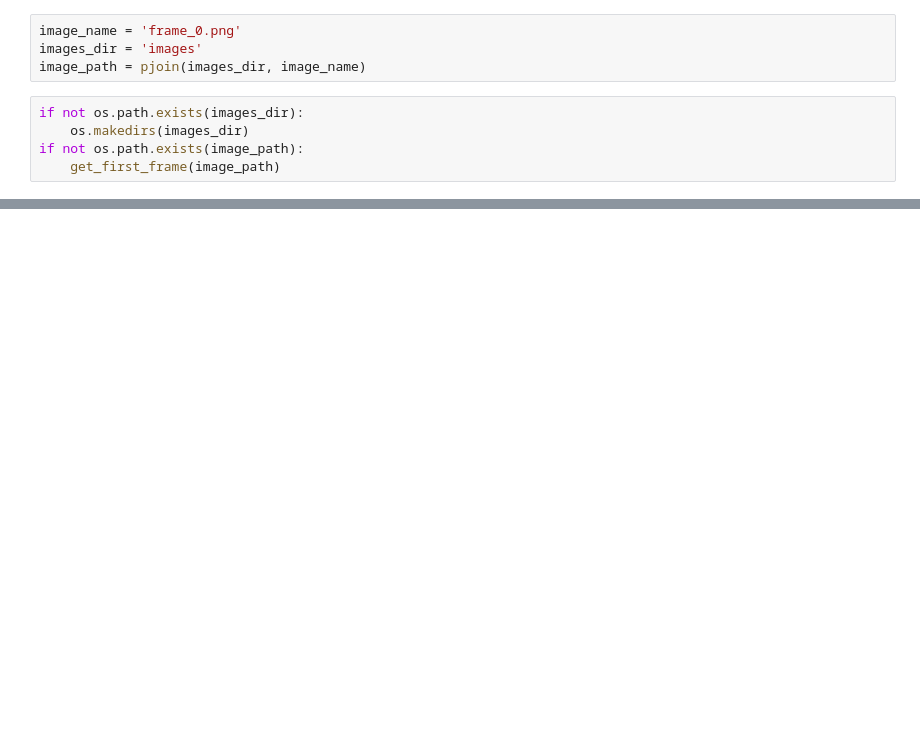
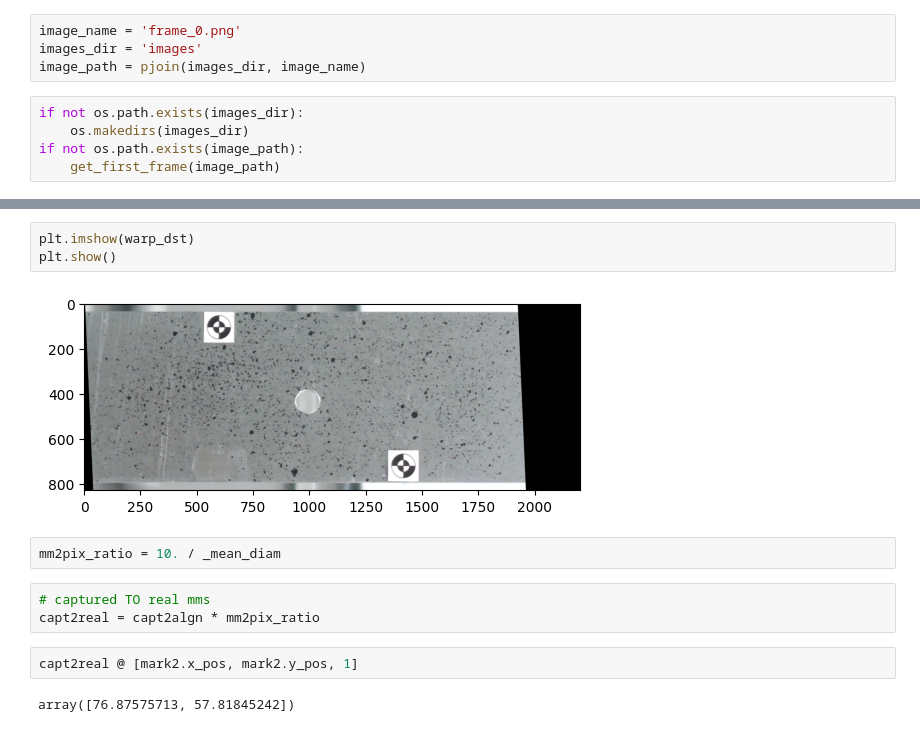
Before and after one commit to ravilkooo/ContactlessPlaneTesting, a Jupyter notebook: ravil/manual_mark_detection.ipynb, the cells around one changed output, grey strips where cells are left out. Cells and saved outputs as stored; diff of their text form; blank space fills up the shorter version.

```diff
--- a/ravil/manual_mark_detection.ipynb
+++ b/ravil/manual_mark_detection.ipynb
@@ -381,0 +381,14 @@ plt.show()
+# %%
+plt.imshow(warp_dst)
+plt.show()
+# %% [output]
+[figure, added]
+# %%
+mm2pix_ratio = 10. / _mean_diam
+# %%
+# captured TO real mms
+capt2real = capt2algn * mm2pix_ratio
+# %%
+capt2real @ [mark2.x_pos, mark2.y_pos, 1]
+# %% [output]
+array([76.87575713, 57.81845242])
```
Also changed, not shown: parts of 56 cells of this notebook.
